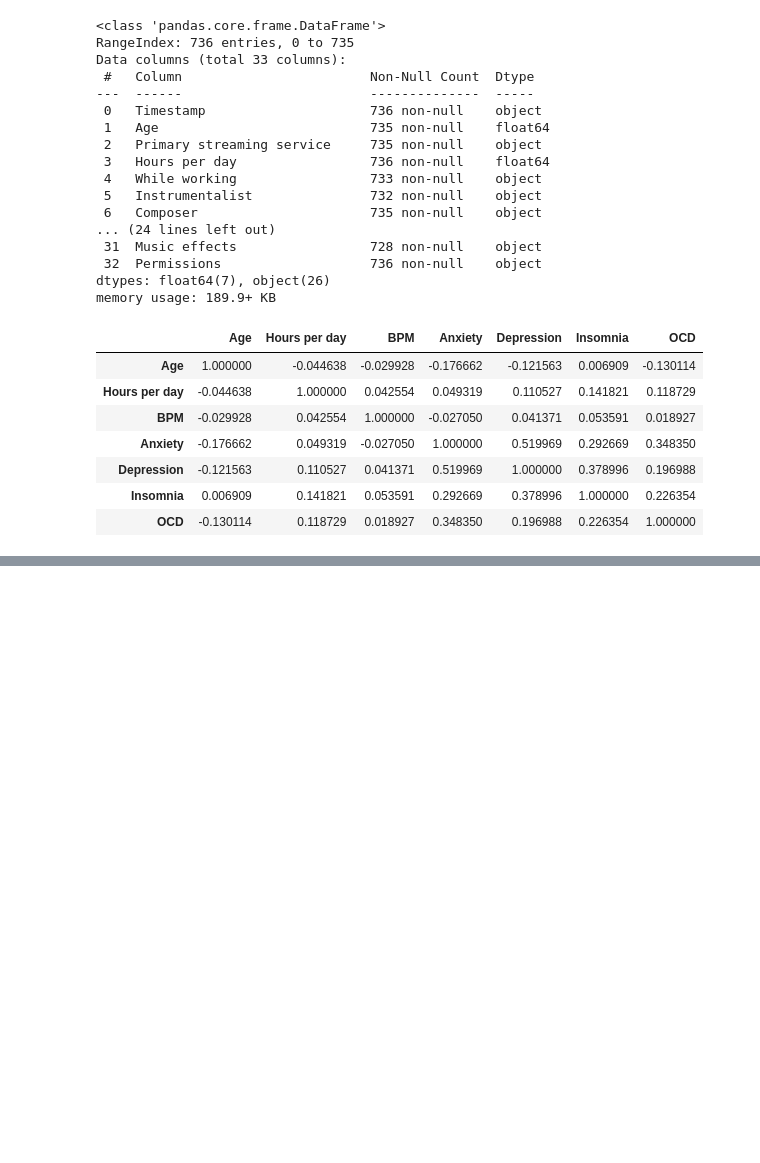
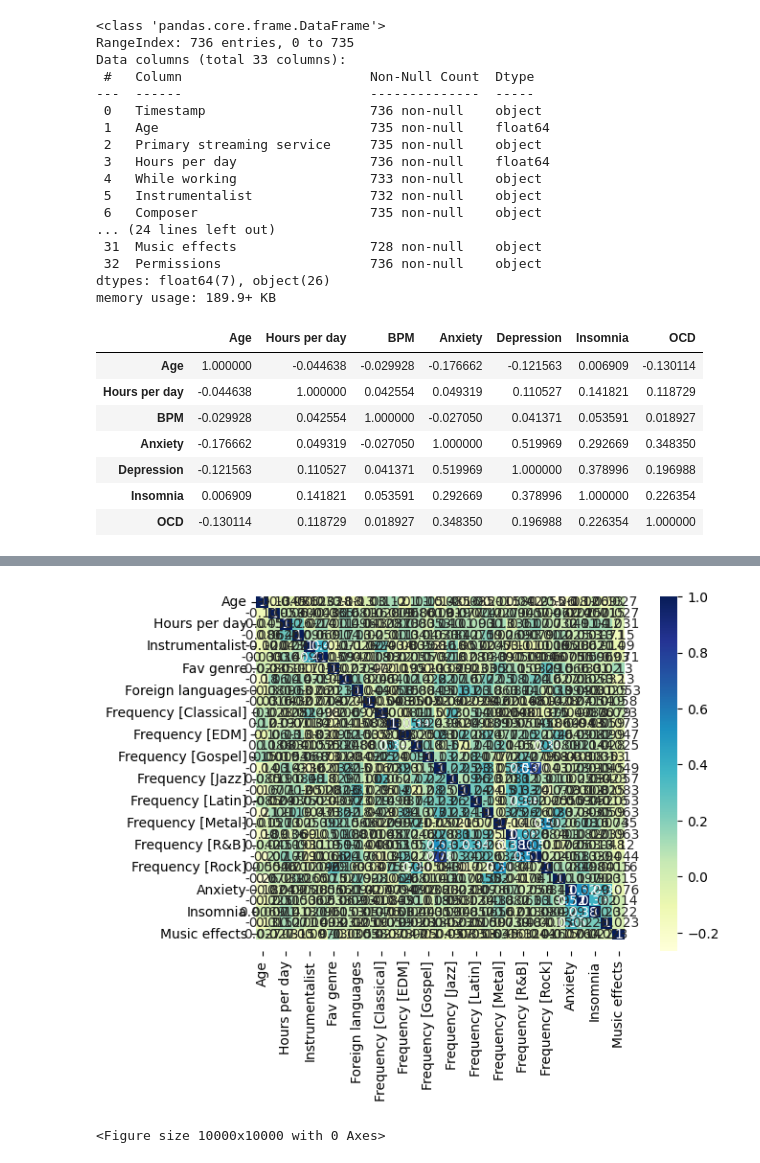
Before and after one commit to DivyanshTiwari23/BRSM_Project, a Jupyter notebook: BRSM_Project_Psyduck.ipynb, the cells around one changed output, grey strips where cells are left out. Drawn from its saved outputs; the diff is of its cells as text; code cells hidden in the pictures; blank space fills up the shorter version.

```diff
--- a/BRSM_Project_Psyduck.ipynb
+++ b/BRSM_Project_Psyduck.ipynb
@@ -62,0 +61,10 @@ Index([], dtype='object')
+# %%
+#  changing categorical values to numeric
+
+cat_columns = df.select_dtypes(['object']).columns
+cat_columns = cat_columns[1:]
+cat_columns
+for col in cat_columns:
+  df[col] = df[col].astype('category')
+df[cat_columns] = df[cat_columns].apply(lambda x: x.cat.codes)
+df.head()
@@ -62,0 +79,7 @@ Index([], dtype='object')
+# %%
+dataplot = sns.heatmap(df.corr(), cmap="YlGnBu", annot=True)
+plt.figure(figsize =(100,100))
+plt.show()
+# %% [output]
+[figure, added]
+<Figure size 10000x10000 with 0 Axes>
```
Also changed, not shown: parts of 5 cells of this notebook.
